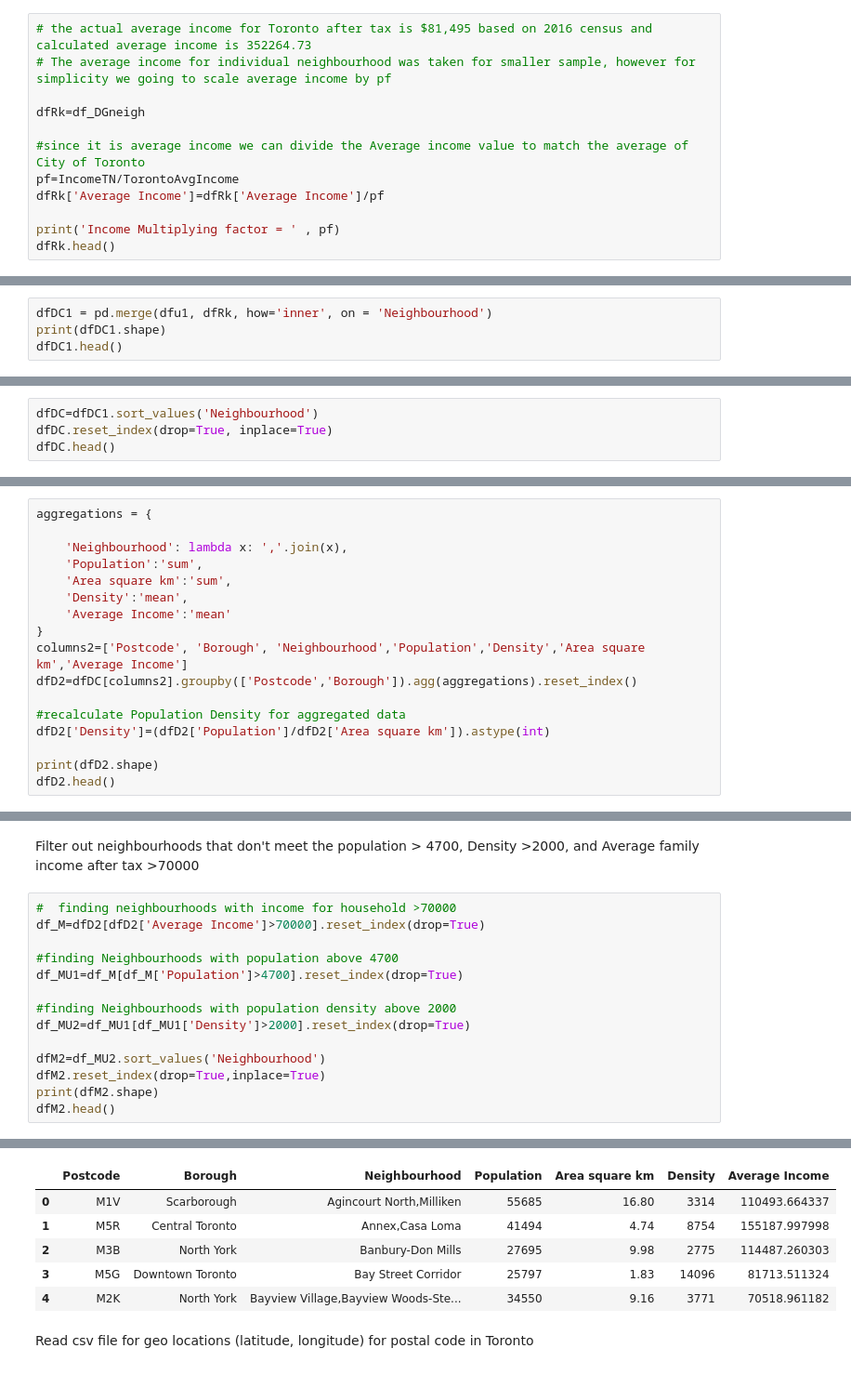
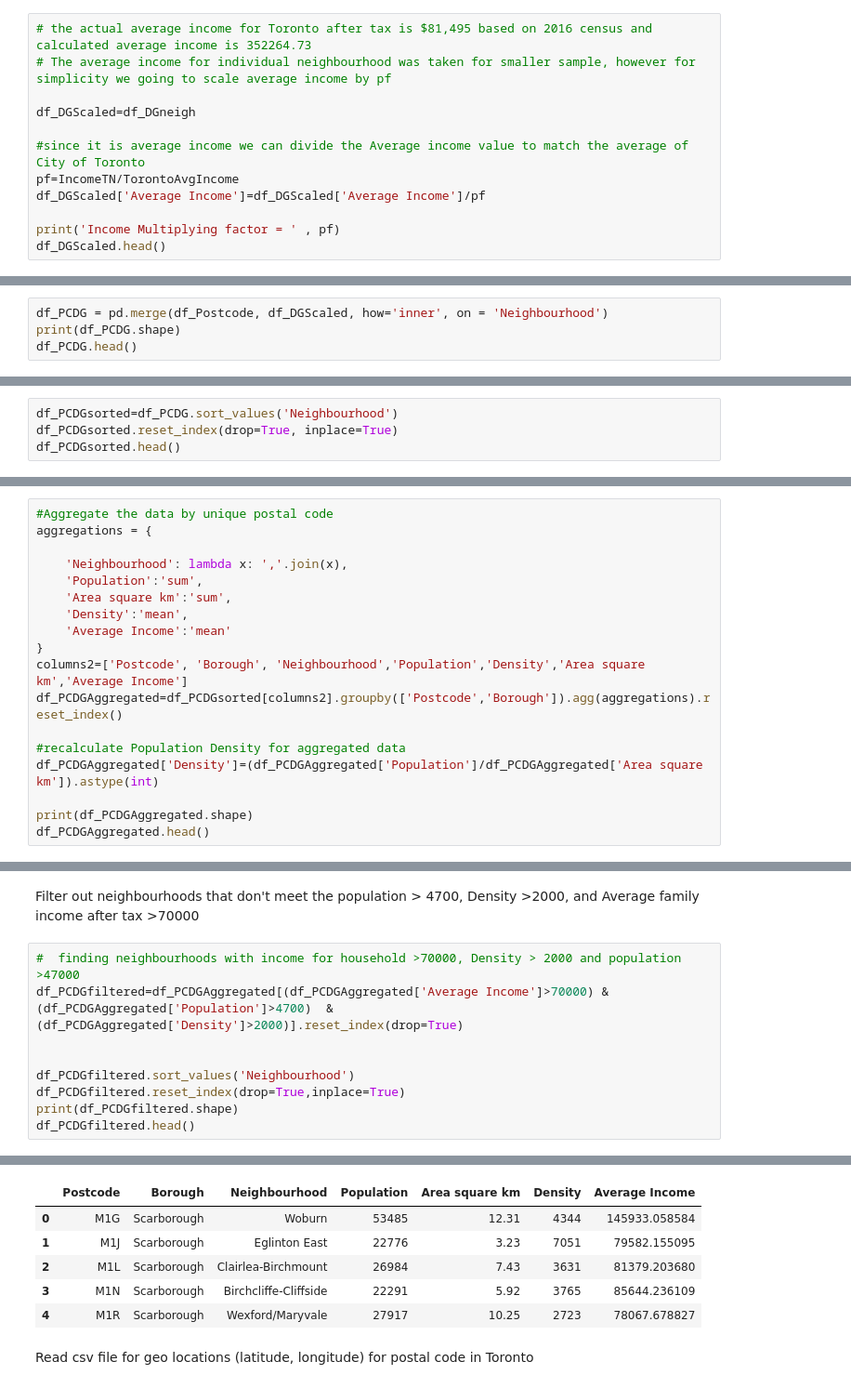
Before and after one commit to henru98/Coursera_Capstone, a Jupyter notebook: TorontoRestaurantLocation.ipynb, the cells around one changed output, grey strips where cells are left out. Shown: that part at 93% size. Saved outputs shown, nothing was run; the diff lists cells and outputs as text.

```diff
--- a/TorontoRestaurantLocation.ipynb
+++ b/TorontoRestaurantLocation.ipynb
@@ -299,13 +291,13 @@ Divide average family income after tax by 4.31, because the calculated average f
 # the actual average income for Toronto after tax is $81,495 based on 2016 census and calculated average income is 352264.73
 # The average income for individual neighbourhood was taken for smaller sample, however for simplicity we going to scale average income by pf
 
-dfRk=df_DGneigh
+df_DGScaled=df_DGneigh
 
 #since it is average income we can divide the Average income value to match the average of City of Toronto
 pf=IncomeTN/TorontoAvgIncome
-dfRk['Average Income']=dfRk['Average Income']/pf
+df_DGScaled['Average Income']=df_DGScaled['Average Income']/pf
 
 print('Income Multiplying factor = ' , pf)
-dfRk.head()
+df_DGScaled.head()
 # %% [output]
 Income Multiplying factor =  4.310400988667141
@@ -318,9 +310,9 @@ Income Multiplying factor =  4.310400988667141
 # %% [markdown]
 Merge demographic data with postal code data by neighbourhood
 # %%
-dfDC1 = pd.merge(dfu1, dfRk, how='inner', on = 'Neighbourhood')
-print(dfDC1.shape)
-dfDC1.head()
+df_PCDG = pd.merge(df_Postcode, df_DGScaled, how='inner', on = 'Neighbourhood')
+print(df_PCDG.shape)
+df_PCDG.head()
 # %% [output]
 (132, 7)
 |  | Postcode | Borough | Neighbourhood | Population | Density | Area square km | Average Income |
@@ -330,9 +322,9 @@ dfDC1.head()
 | 3 | M5R | Central Toronto | Annex | 30526 | 10863 | 2.81 | 183859.228430 |
 | 4 | M3B | North York | Banbury-Don Mills | 27695 | 2775 | 9.98 | 114487.260303 |
 # %%
-dfDC=dfDC1.sort_values('Neighbourhood')
-dfDC.reset_index(drop=True, inplace=True)
-dfDC.head()
+df_PCDGsorted=df_PCDG.sort_values('Neighbourhood')
+df_PCDGsorted.reset_index(drop=True, inplace=True)
+df_PCDGsorted.head()
 # %% [output]
 |  | Postcode | Borough | Neighbourhood | Population | Density | Area square km | Average Income |
 | 0 | M1V | Scarborough | Agincourt North | 29113 | 3929 | 7.41 | 99071.293163 |
@@ -354,6 +346,7 @@ dtype: object
 # %% [markdown]
 Aggregate the data by unique postal code
 # %%
+#Aggregate the data by unique postal code
 aggregations = {
 
     'Neighbourhood': lambda x: ','.join(x),
@@ -363,13 +356,13 @@ aggregations = {
     'Average Income':'mean'
 }
 columns2=['Postcode', 'Borough', 'Neighbourhood','Population','Density','Area square km','Average Income']
-dfD2=dfDC[columns2].groupby(['Postcode','Borough']).agg(aggregations).reset_index()
+df_PCDGAggregated=df_PCDGsorted[columns2].groupby(['Postcode','Borough']).agg(aggregations).reset_index()
 
 #recalculate Population Density for aggregated data
-dfD2['Density']=(dfD2['Population']/dfD2['Area square km']).astype(int)
+df_PCDGAggregated['Density']=(df_PCDGAggregated['Population']/df_PCDGAggregated['Area square km']).astype(int)
 
-print(dfD2.shape)
-dfD2.head()
+print(df_PCDGAggregated.shape)
+df_PCDGAggregated.head()
 # %% [output]
 (98, 7)
 |  | Postcode | Borough | Neighbourhood | Population | Area square km | Density | Average Income |
@@ -381,27 +374,22 @@ dfD2.head()
 # %% [markdown]
 Filter out neighbourhoods that don't meet the population > 4700, Density >2000, and Average family income after tax >70000
 # %%
-#  finding neighbourhoods with income for household >70000
-df_M=dfD2[dfD2['Average Income']>70000].reset_index(drop=True)
+#  finding neighbourhoods with income for household >70000, Density > 2000 and population >47000
+df_PCDGfiltered=df_PCDGAggregated[(df_PCDGAggregated['Average Income']>70000) &(df_PCDGAggregated['Population']>4700)  & (df_PCDGAggregated['Density']>2000)].reset_index(drop=True)
 
-#finding Neighbourhoods with population above 4700
-df_MU1=df_M[df_M['Population']>4700].reset_index(drop=True)
 
-#finding Neighbourhoods with population density above 2000
-df_MU2=df_MU1[df_MU1['Density']>2000].reset_index(drop=True)
-
-dfM2=df_MU2.sort_values('Neighbourhood')
-dfM2.reset_index(drop=True,inplace=True)
-print(dfM2.shape)
-dfM2.head()
+df_PCDGfiltered.sort_values('Neighbourhood')
+df_PCDGfiltered.reset_index(drop=True,inplace=True)
+print(df_PCDGfiltered.shape)
+df_PCDGfiltered.head()
 # %% [output]
 (42, 7)
 |  | Postcode | Borough | Neighbourhood | Population | Area square km | Density | Average Income |
-| 0 | M1V | Scarborough | Agincourt North,Milliken | 55685 | 16.80 | 3314 | 110493.664337 |
-| 1 | M5R | Central Toronto | Annex,Casa Loma | 41494 | 4.74 | 8754 | 155187.997998 |
-| 2 | M3B | North York | Banbury-Don Mills | 27695 | 9.98 | 2775 | 114487.260303 |
-| 3 | M5G | Downtown Toronto | Bay Street Corridor | 25797 | 1.83 | 14096 | 81713.511324 |
-| 4 | M2K | North York | Bayview Village,Bayview Woods-Ste... | 34550 | 9.16 | 3771 | 70518.961182 |
+| 0 | M1G | Scarborough | Woburn | 53485 | 12.31 | 4344 | 145933.058584 |
+| 1 | M1J | Scarborough | Eglinton East | 22776 | 3.23 | 7051 | 79582.155095 |
+| 2 | M1L | Scarborough | Clairlea-Birchmount | 26984 | 7.43 | 3631 | 81379.203680 |
+| 3 | M1N | Scarborough | Birchcliffe-Cliffside | 22291 | 5.92 | 3765 | 85644.236109 |
+| 4 | M1R | Scarborough | Wexford/Maryvale | 27917 | 10.25 | 2723 | 78067.678827 |
 # %% [markdown]
 Read csv file for geo locations (latitude, longitude) for postal code in Toronto
 # %%
```
Also changed, not shown: parts of 39 cells of this notebook.
